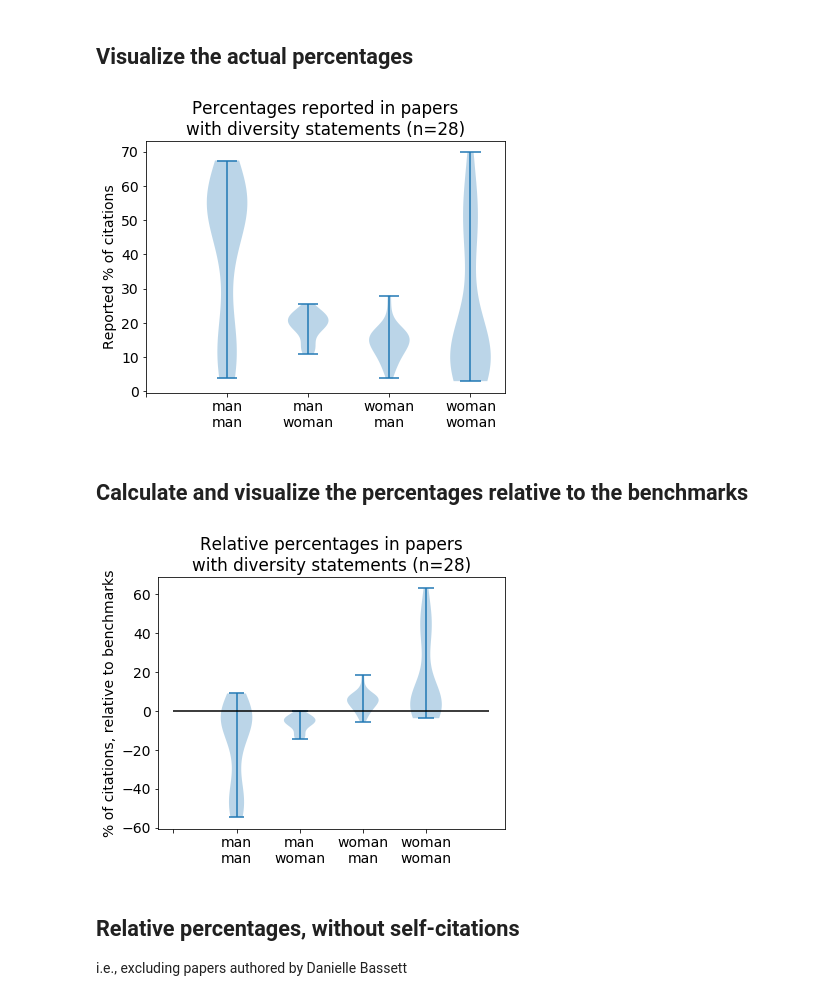
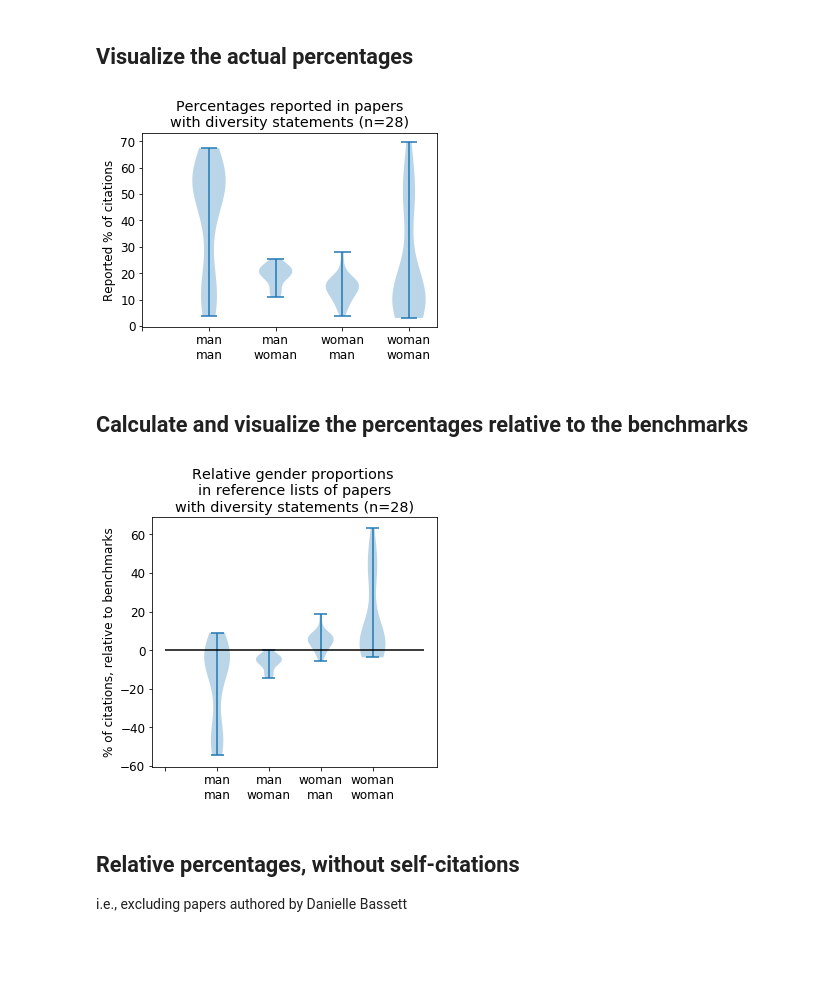
Before and after one commit to koudyk/cleanBibImpact, a Jupyter notebook: src/visualization/visualize_manual_data.ipynb, the cells around one changed output. Drawn from its saved outputs; the diff is of its cells as text; code cells hidden in the pictures; blank space fills up the shorter version.

```diff
--- a/src/visualization/visualize_manual_data.ipynb
+++ b/src/visualization/visualize_manual_data.ipynb
@@ -160,12 +161,13 @@ df
 To prepare for making the figure, we list the percents reported in each diversity statement (not including the relative percentages or the 'non-binary' and 'other' categories, which weren't reported in each statement.
 # %%
 def get_percentages_list(df):
-    lists_percents = {'mm': [],
-                  'wm': [],
-                  'mw': [],
-                  'ww': [],
+    lists_percents = {
+        "mm": [],
+        "wm": [],
+        "mw": [],
+        "ww": [],
     }
-    for d in df['percentages']:
+    for d in df["percentages"]:
         if len(d) > 0:
             for key in lists_percents.keys():
                 lists_percents[key].append(d[key])
@@ -175,21 +177,25 @@ def get_percentages_list(df):
 # %%
 lists_percents = get_percentages_list(df)
 data_for_visualization = list(lists_percents.values())
 
-matplotlib.rc('font', **{'size': 14})
+matplotlib.rc("font", **{"size": 12})
 
-fig, axes = plt.subplots(figsize=(6,5))
+fig, axes = plt.subplots(figsize=(5, 4))
 axes.violinplot(dataset=data_for_visualization)
-axes.set_ylabel('Reported % of citations')
+axes.set_ylabel("Reported % of citations")
 axes.set_xticks(range(len(lists_percents) + 1))
-ticks = ['', 'man\nman', 'man\nwoman', 'woman\nman', 'woman\nwoman']
+ticks = ["", "man\nman", "man\nwoman", "woman\nman", "woman\nwoman"]
 axes.set_xticklabels(ticks)
-plt.title('Percentages reported in papers\n' +\
-          f'with diversity statements (n=%d)' %df['diversity_statement'].sum())
+plt.title(
+    "Percentages reported in papers\n"
+    + f"with diversity statements (n=%d)" % df["diversity_statement"].sum()
+)
 plt.tight_layout()
-plt.savefig('../../reports/figures/violinplot_percentages.png')
+plt.savefig(
+    "../../reports/figures/actual_gender_proportions_in_citing_papers.png"
+)
 # %% [output]
-[figure, old version]
+[figure, new version]
 # %% [markdown]
 ## Calculate and visualize the percentages relative to the benchmarks
 # %%
@@ -217,22 +225,26 @@ def get_percentage_differences_lists(df):
 lists_percent_diffs = get_percentage_differences_lists(df)
 data_for_visualization = list(lists_percent_diffs.values())
 
-matplotlib.rc('font', **{'size': 14})
+matplotlib.rc("font", **{"size": 12})
 
-fig, axes = plt.subplots(figsize=(6,5))
+fig, axes = plt.subplots(figsize=(5, 5))
 axes.violinplot(dataset=data_for_visualization)
-axes.set_ylabel('% of citations, relative to benchmarks')
+axes.set_ylabel("% of citations, relative to benchmarks")
 axes.set_xticks(range(len(lists_percents) + 1))
-ticks = ['', 'man\nman', 'man\nwoman', 'woman\nman', 'woman\nwoman']
+ticks = ["", "man\nman", "man\nwoman", "woman\nman", "woman\nwoman"]
 axes.set_xticklabels(ticks)
-plt.title('Relative percentages in papers\n' +\
-          f'with diversity statements (n=%d)' %df['diversity_statement'].sum())
+plt.title(
+    "Relative gender proportions \nin reference lists of papers\n"
+    + f"with diversity statements (n=%d)" % df["diversity_statement"].sum()
+)
 plt.hlines(y=0, xmin=0, xmax=5)
 
 plt.tight_layout()
-plt.savefig('../../reports/figures/violinplot_percentage_diffs_from_benchmarks.png')
+plt.savefig(
+    "../../reports/figures/relative_gender_proportions_in_citing_papers.png"
+)
 # %% [output]
-[figure, old version]
+[figure, new version]
 # %% [markdown]
 ## Relative percentages, without self-citations
 i.e., excluding papers authored by Danielle Bassett
```
Also changed, not shown: parts of 12 cells of this notebook, 11 other files.
